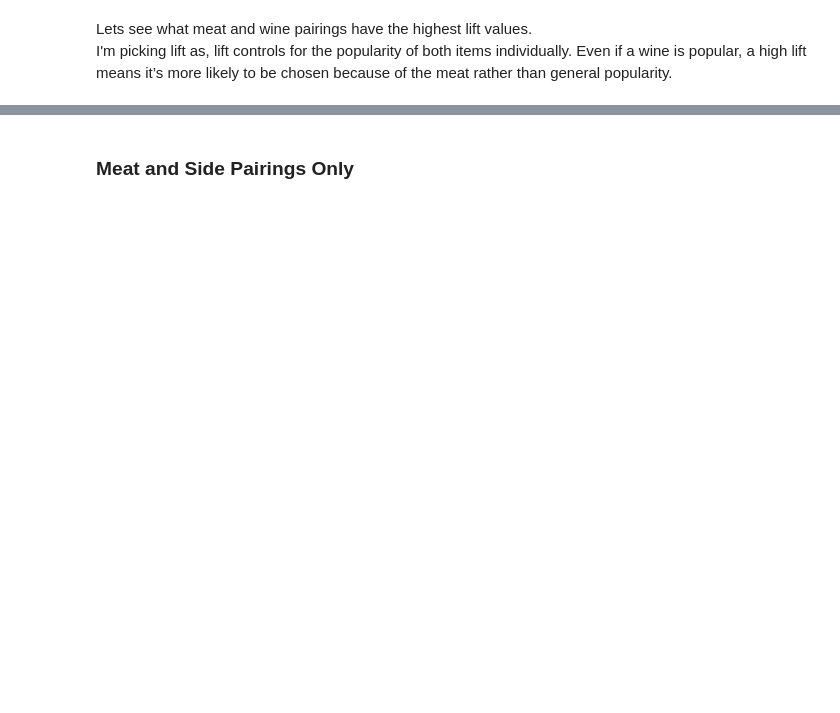
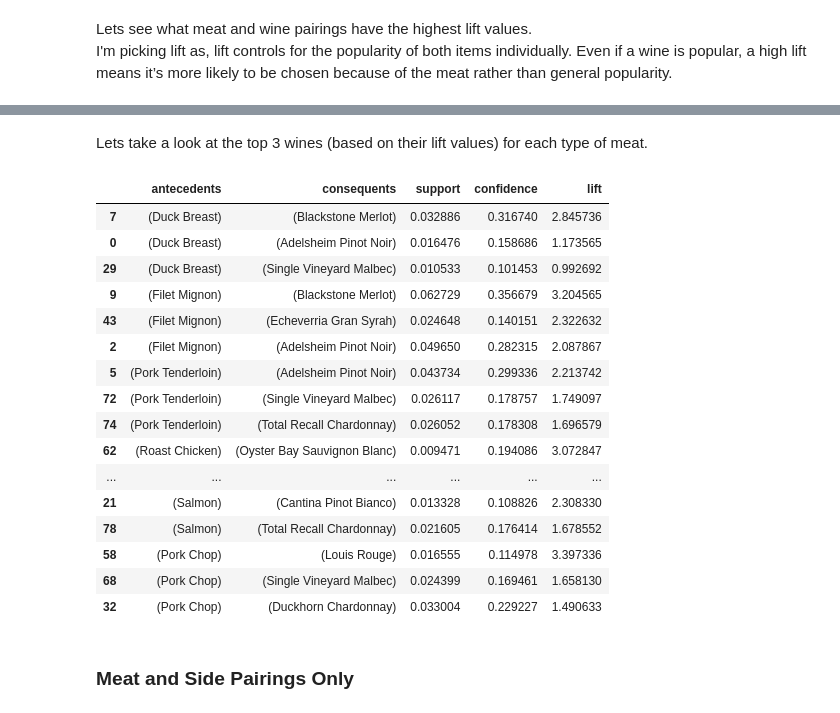
Before and after one commit to SterlingHayden/Data-Mining, a Jupyter notebook: HW/HW-01/Association_Analysis.ipynb, the cells around one changed output, grey strips where cells are left out. Drawn from its saved outputs; the diff is of its cells as text; code cells hidden in the pictures; blank space fills up the shorter version.

```diff
--- a/HW/HW-01/Association_Analysis.ipynb
+++ b/HW/HW-01/Association_Analysis.ipynb
@@ -262,3 +262,29 @@ meats_antecedents.loc[meats_antecedents.groupby('antecedents')['lift'].idxmax()]
+# %% [markdown]
+Lets take a look at the top 3 wines (based on their lift values) for each type of meat.
+# %%
+top3 = meats_antecedents.groupby('antecedents', group_keys=False).apply(lambda x: x.nlargest(3, 'lift')).sort_values(by=['antecedents', 'lift'], ascending=[True, False])
+
+top3.to_csv('Top3_Wines_By_Meat')
+
+top3
+# %% [output]
+|  | antecedents | consequents | support | confidence | lift |
+| 7 | (Duck Breast) | (Blackstone Merlot) | 0.032886 | 0.316740 | 2.845736 |
+| 0 | (Duck Breast) | (Adelsheim Pinot Noir) | 0.016476 | 0.158686 | 1.173565 |
+| 29 | (Duck Breast) | (Single Vineyard Malbec) | 0.010533 | 0.101453 | 0.992692 |
+| 9 | (Filet Mignon) | (Blackstone Merlot) | 0.062729 | 0.356679 | 3.204565 |
+| 43 | (Filet Mignon) | (Echeverria Gran Syrah) | 0.024648 | 0.140151 | 2.322632 |
+| 2 | (Filet Mignon) | (Adelsheim Pinot Noir) | 0.049650 | 0.282315 | 2.087867 |
+| 5 | (Pork Tenderloin) | (Adelsheim Pinot Noir) | 0.043734 | 0.299336 | 2.213742 |
+| 72 | (Pork Tenderloin) | (Single Vineyard Malbec) | 0.026117 | 0.178757 | 1.749097 |
+| 74 | (Pork Tenderloin) | (Total Recall Chardonnay) | 0.026052 | 0.178308 | 1.696579 |
+| 62 | (Roast Chicken) | (Oyster Bay Sauvignon Blanc) | 0.009471 | 0.194086 | 3.072847 |
+| ... | ... | ... | ... | ... | ... |
+| 21 | (Salmon) | (Cantina Pinot Bianco) | 0.013328 | 0.108826 | 2.308330 |
+| 78 | (Salmon) | (Total Recall Chardonnay) | 0.021605 | 0.176414 | 1.678552 |
+| 58 | (Pork Chop) | (Louis Rouge) | 0.016555 | 0.114978 | 3.397336 |
+| 68 | (Pork Chop) | (Single Vineyard Malbec) | 0.024399 | 0.169461 | 1.658130 |
+| 32 | (Pork Chop) | (Duckhorn Chardonnay) | 0.033004 | 0.229227 | 1.490633 |
 # %% [markdown]
 ### Meat and Side Pairings Only
 # %%
```
Also changed, not shown: parts of 14 cells of this notebook.
